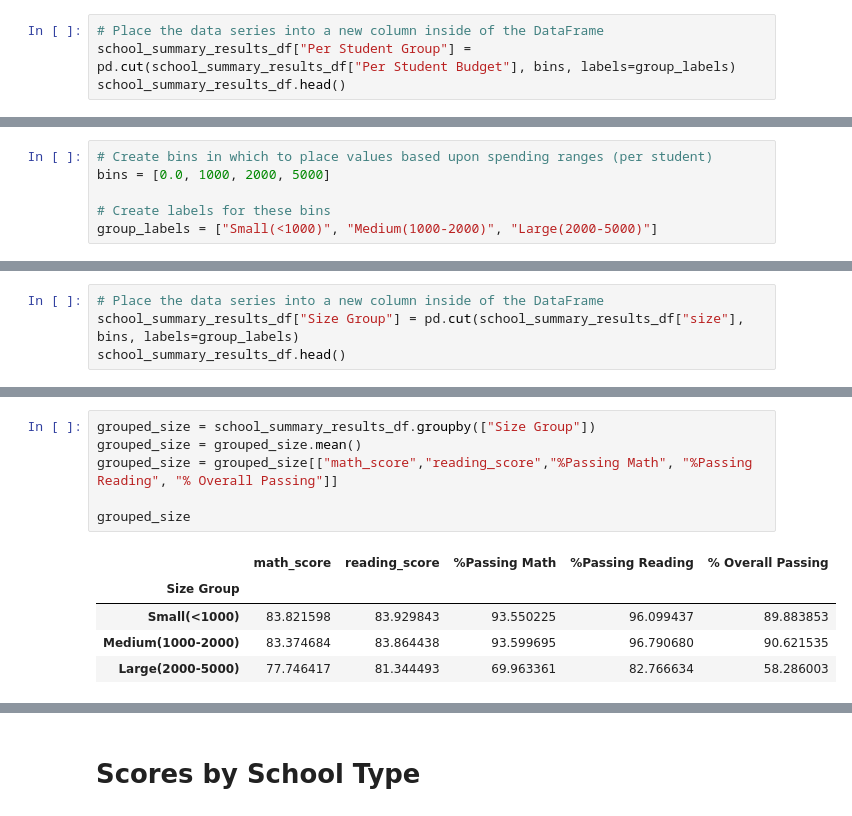
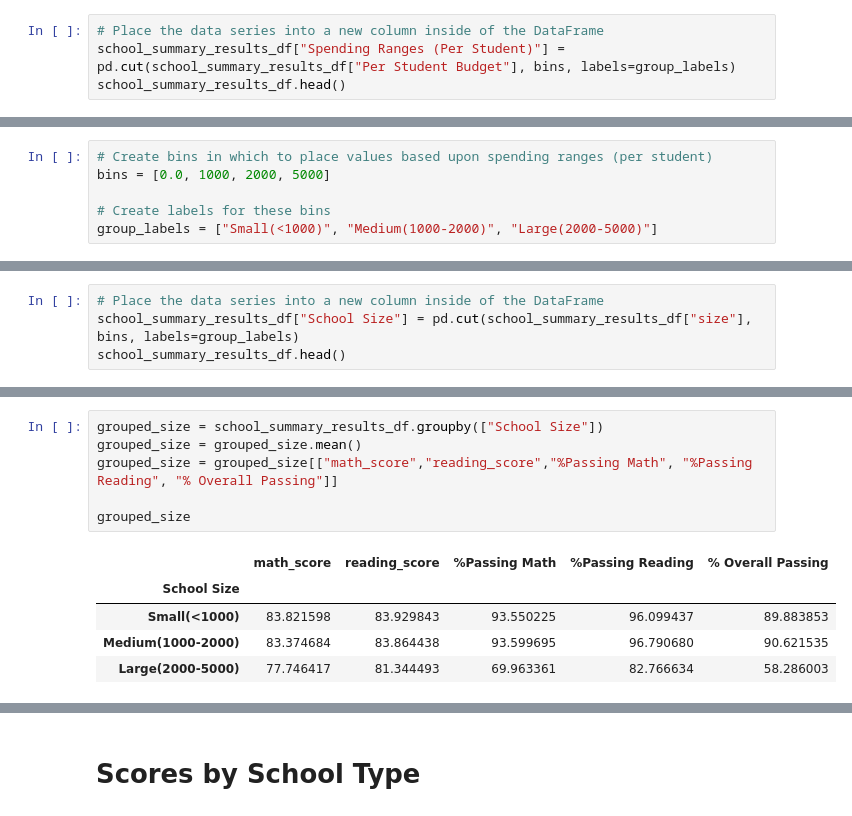
Before and after one commit to RachelFizel/panda-challenge, a Jupyter notebook: PyCitySchools/PyCitySchools.ipynb, the cells around one changed output, grey strips where cells are left out. Drawn from its saved outputs; the diff is of its cells as text.

```diff
--- a/PyCitySchools/PyCitySchools.ipynb
+++ b/PyCitySchools/PyCitySchools.ipynb
@@ -795,7 +786,7 @@ Name: Per Student Budget, dtype: category
 Categories (4, object): [<$585 < $585-630 < $630-645 < $645-680]
 # %%
 # Place the data series into a new column inside of the DataFrame
-school_summary_results_df["Per Student Group"] = pd.cut(school_summary_results_df["Per Student Budget"], bins, labels=group_labels)
+school_summary_results_df["Spending Ranges (Per Student)"] = pd.cut(school_summary_results_df["Per Student Budget"], bins, labels=group_labels)
 school_summary_results_df.head()
 # %% [output]
 |  | school_name | type | size | budget | Per Student Budget | Student ID | reading_score | math_score | ... |
@@ -883,7 +874,7 @@ Name: size, dtype: category
 Categories (3, object): [Small(<1000) < Medium(1000-2000) < Large(2000-5000)]
 # %%
 # Place the data series into a new column inside of the DataFrame
-school_summary_results_df["Size Group"] = pd.cut(school_summary_results_df["size"], bins, labels=group_labels)
+school_summary_results_df["School Size"] = pd.cut(school_summary_results_df["size"], bins, labels=group_labels)
 school_summary_results_df.head()
 # %% [output]
 |  | school_name | type | size | budget | Per Student Budget | Student ID | reading_score | math_score | ... |
@@ -893,14 +884,14 @@ school_summary_results_df.head()
 | 3 | Hernandez High School | District | 4635 | 3022020 | 652.0 | 9944.0 | 80.934412 | 77.289752 | ... |
 | 4 | Griffin High School | Charter | 1468 | 917500 | 625.0 | 12995.5 | 83.816757 | 83.351499 | ... |
 # %%
-grouped_size = school_summary_results_df.groupby(["Size Group"])
+grouped_size = school_summary_results_df.groupby(["School Size"])
 grouped_size = grouped_size.mean()
 grouped_size = grouped_size[["math_score","reading_score","%Passing Math", "%Passing Reading", "% Overall Passing"]]
 
 grouped_size
 # %% [output]
 |  | math_score | reading_score | %Passing Math | %Passing Reading | % Overall Passing |
-| Size Group |  |  |  |  |  |
+| School Size |  |  |  |  |  |
 | Small(<1000) | 83.821598 | 83.929843 | 93.550225 | 96.099437 | 89.883853 |
 | Medium(1000-2000) | 83.374684 | 83.864438 | 93.599695 | 96.790680 | 90.621535 |
 | Large(2000-5000) | 77.746417 | 81.344493 | 69.963361 | 82.766634 | 58.286003 |
```
Also changed, not shown: parts of 8 cells of this notebook.
